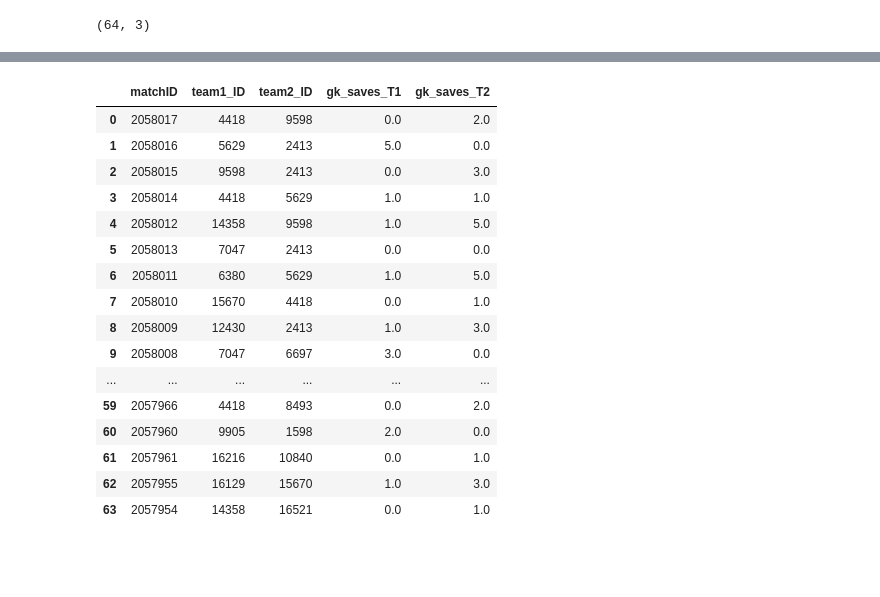
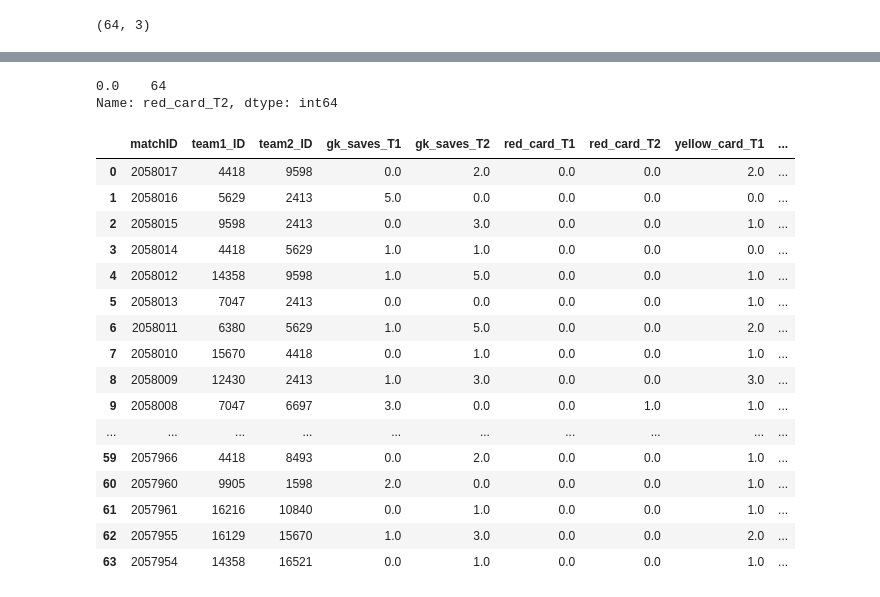
Before and after one commit to eduardobaratela/passing_network, a Jupyter notebook: events_exploration.ipynb, the cells around one changed output, grey strips where cells are left out. Saved outputs shown, nothing was run; the diff lists cells and outputs as text; code cells hidden in the pictures; blank space fills up the shorter version.

```diff
--- a/events_exploration.ipynb
+++ b/events_exploration.ipynb
@@ -130,8 +133,19 @@ events['ev_success'] = events['ev_success'].replace([1801, 1802], [1, 0])
 # %%
-#contar quantos subEvents = 'Save attempt' com tag = 1801(ev_success = 1) para todos os (match, team)
+# GK_SAVES
 
-a = events[(events['subEventName'] == 'Save attempt') & events['ev_success'] == 1].groupby(['matchId', 'teamId']).agg({'eventId':['count']})
-a.columns = a.columns.droplevel(0)
-a = a.reset_index().rename(columns={'count':'gk_saves'})
-a.head()
+#contar quantos subEvents = 'Save attempt' com tag = 1801(bem sucedido) para todos os (match, team)
+
+gk_saves = events[(events['subEventName'] == 'Save attempt') & (1801 in events['tags'])].groupby(['matchId', 'teamId']).agg({'eventId':['count']})
+gk_saves.columns = gk_saves.columns.droplevel(0)
+gk_saves = gk_saves.reset_index().rename(columns={'count':'gk_saves'})
+gk_saves.head()
+
+#juntar feature com df
+df = df.merge(gk_saves, how='left', left_on=['matchID', 'team1_ID'], right_on=['matchId', 'teamId']).drop(['matchId', 'teamId'], axis=1)
+df = df.merge(gk_saves, how='left', left_on=['matchID', 'team2_ID'], right_on=['matchId', 'teamId']).drop(['matchId', 'teamId'], axis=1)
+
+df = df.rename(columns={"gk_saves_x": "gk_saves_T1", "gk_saves_y": "gk_saves_T2"})
+
+df = df.fillna(0)
+df
 # %% [output]
@@ -144,26 +211,42 @@ a.head()
+# %%
+df['red_card_T2'].value_counts()
+# %% [output]
+0.0    64
+Name: red_card_T2, dtype: int64
 # %%
-df = df.merge(a, how='left', left_on=['matchID', 'team1_ID'], right_on=['matchId', 'teamId']).drop(['matchId', 'teamId'], axis=1)
-df = df.merge(a, how='left', left_on=['matchID', 'team2_ID'], right_on=['matchId', 'teamId']).drop(['matchId', 'teamId'], axis=1)
+# **** arrumar esta merda ******** (acho que se colocar .query funciona)
 
-df = df.rename(columns={"gk_saves_x": "gk_saves_T1", "gk_saves_y": "gk_saves_T2"})
+#YELLOW_CARDS
+
+#contar quantos subEvents = 'Foul' com tag = 1702(yellow card) ou 1703(second yellow card) para todos os (match, team)
+
+yellow_card = events.query('(eventName == "Foul") & ((1702, 1703) in last_tag)').groupby(['matchId', 'teamId']).agg({'eventId':['count']})
+yellow_card.columns = yellow_card.columns.droplevel(0)
+yellow_card = yellow_card.reset_index().rename(columns={'count':'yellow_card'})
+
+#juntar feature com df
+df = df.merge(yellow_card, how='left', left_on=['matchID', 'team1_ID'], right_on=['matchId', 'teamId']).drop(['matchId', 'teamId'], axis=1)
+df = df.merge(yellow_card, how='left', left_on=['matchID', 'team2_ID'], right_on=['matchId', 'teamId']).drop(['matchId', 'teamId'], axis=1)
+
+df = df.rename(columns={"yellow_card_x": "yellow_card_T1", "yellow_card_y": "yellow_card_T2"})
 
 df = df.fillna(0)
 df
 # %% [output]
-|  | matchID | team1_ID | team2_ID | gk_saves_T1 | gk_saves_T2 |
-| 0 | 2058017 | 4418 | 9598 | 0.0 | 2.0 |
-| 1 | 2058016 | 5629 | 2413 | 5.0 | 0.0 |
-| 2 | 2058015 | 9598 | 2413 | 0.0 | 3.0 |
-| 3 | 2058014 | 4418 | 5629 | 1.0 | 1.0 |
-| 4 | 2058012 | 14358 | 9598 | 1.0 | 5.0 |
-| 5 | 2058013 | 7047 | 2413 | 0.0 | 0.0 |
-| 6 | 2058011 | 6380 | 5629 | 1.0 | 5.0 |
-| 7 | 2058010 | 15670 | 4418 | 0.0 | 1.0 |
-| 8 | 2058009 | 12430 | 2413 | 1.0 | 3.0 |
-| 9 | 2058008 | 7047 | 6697 | 3.0 | 0.0 |
-| ... | ... | ... | ... | ... | ... |
-| 59 | 2057966 | 4418 | 8493 | 0.0 | 2.0 |
-| 60 | 2057960 | 9905 | 1598 | 2.0 | 0.0 |
-| 61 | 2057961 | 16216 | 10840 | 0.0 | 1.0 |
-| 62 | 2057955 | 16129 | 15670 | 1.0 | 3.0 |
-| 63 | 2057954 | 14358 | 16521 | 0.0 | 1.0 |
+|  | matchID | team1_ID | team2_ID | gk_saves_T1 | gk_saves_T2 | red_card_T1 | red_card_T2 | yellow_card_T1 | ... |
+| 0 | 2058017 | 4418 | 9598 | 0.0 | 2.0 | 0.0 | 0.0 | 2.0 | ... |
+| 1 | 2058016 | 5629 | 2413 | 5.0 | 0.0 | 0.0 | 0.0 | 0.0 | ... |
+| 2 | 2058015 | 9598 | 2413 | 0.0 | 3.0 | 0.0 | 0.0 | 1.0 | ... |
+| 3 | 2058014 | 4418 | 5629 | 1.0 | 1.0 | 0.0 | 0.0 | 0.0 | ... |
+| 4 | 2058012 | 14358 | 9598 | 1.0 | 5.0 | 0.0 | 0.0 | 1.0 | ... |
+| 5 | 2058013 | 7047 | 2413 | 0.0 | 0.0 | 0.0 | 0.0 | 1.0 | ... |
+| 6 | 2058011 | 6380 | 5629 | 1.0 | 5.0 | 0.0 | 0.0 | 2.0 | ... |
+| 7 | 2058010 | 15670 | 4418 | 0.0 | 1.0 | 0.0 | 0.0 | 1.0 | ... |
+| 8 | 2058009 | 12430 | 2413 | 1.0 | 3.0 | 0.0 | 0.0 | 3.0 | ... |
+| 9 | 2058008 | 7047 | 6697 | 3.0 | 0.0 | 0.0 | 1.0 | 1.0 | ... |
+| ... | ... | ... | ... | ... | ... | ... | ... | ... | ... |
+| 59 | 2057966 | 4418 | 8493 | 0.0 | 2.0 | 0.0 | 0.0 | 1.0 | ... |
+| 60 | 2057960 | 9905 | 1598 | 2.0 | 0.0 | 0.0 | 0.0 | 1.0 | ... |
+| 61 | 2057961 | 16216 | 10840 | 0.0 | 1.0 | 0.0 | 0.0 | 1.0 | ... |
+| 62 | 2057955 | 16129 | 15670 | 1.0 | 3.0 | 0.0 | 0.0 | 2.0 | ... |
+| 63 | 2057954 | 14358 | 16521 | 0.0 | 1.0 | 0.0 | 0.0 | 1.0 | ... |
```
Also changed, not shown: parts of 9 cells of this notebook.
